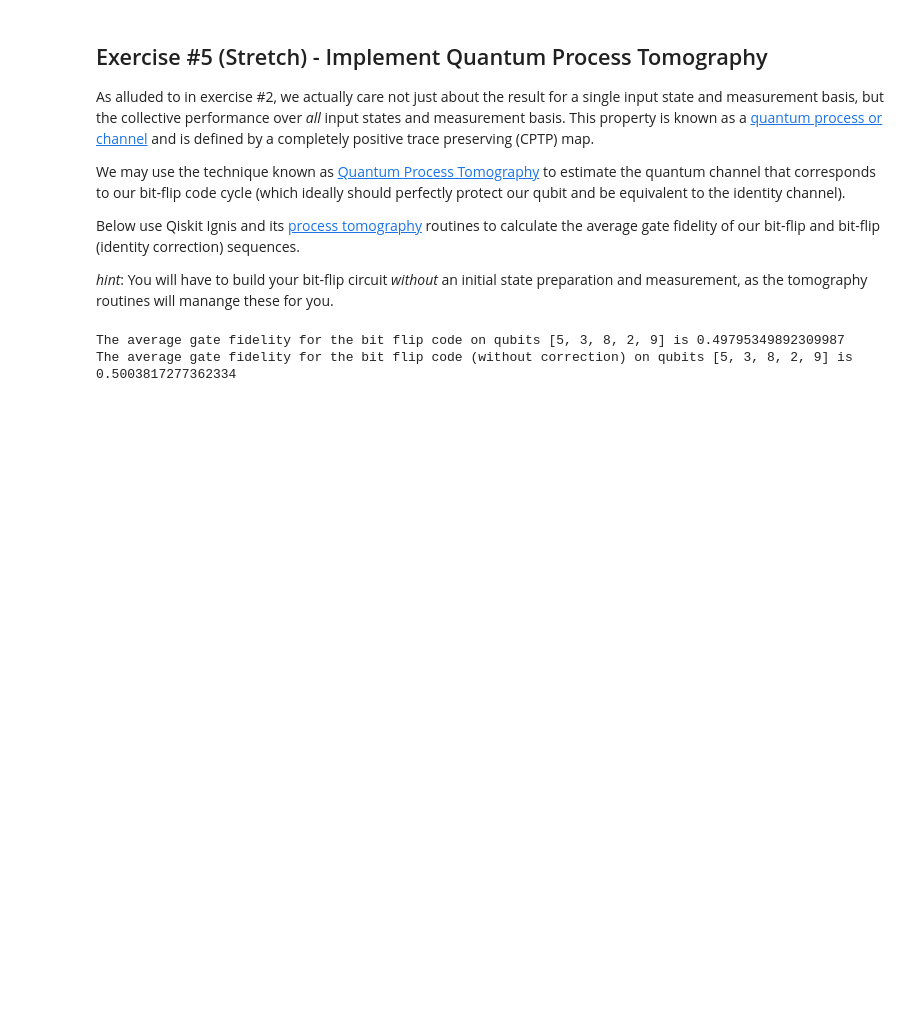
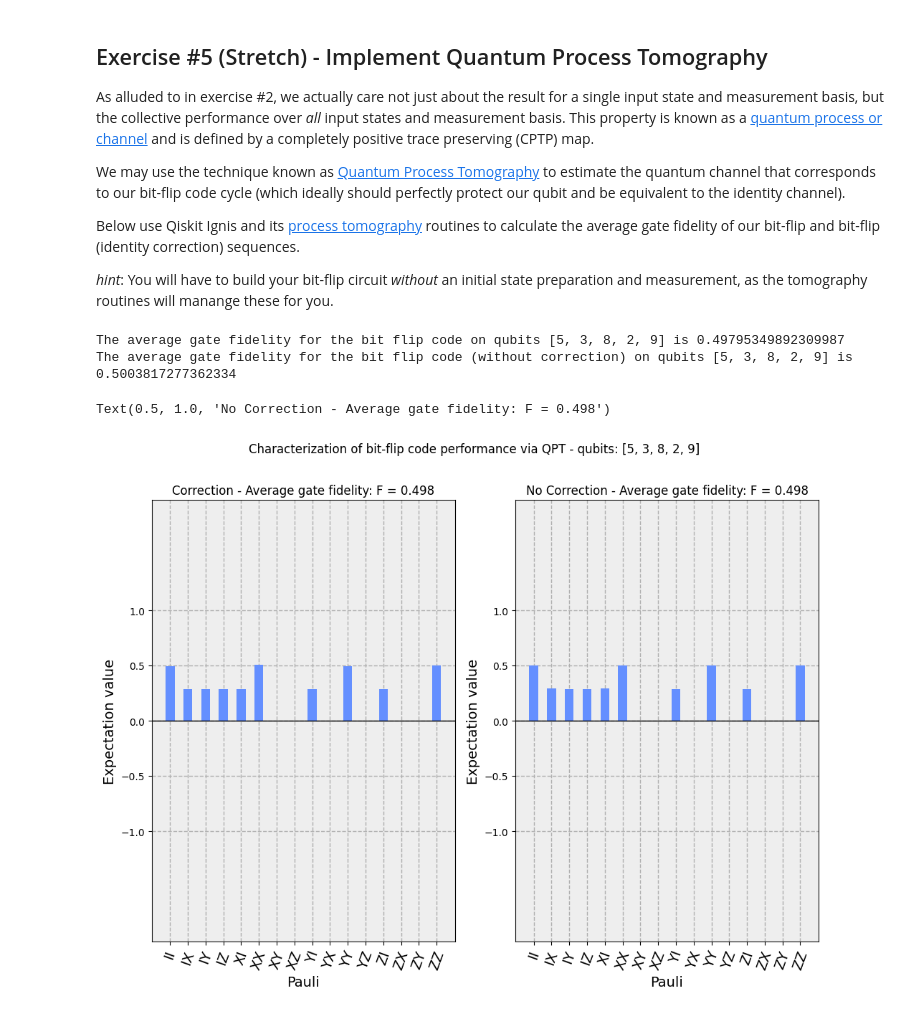
Before and after one commit to taalexander/IEEE-Quantum-Week-2022, a Jupyter notebook: ieee-qec-tutorial-2022.ipynb, the cells around one changed output. Saved outputs shown, nothing was run; the diff lists cells and outputs as text; code cells hidden in the pictures; blank space fills up the shorter version.

```diff
--- a/ieee-qec-tutorial-2022.ipynb
+++ b/ieee-qec-tutorial-2022.ipynb
@@ -1235,0 +1245,7 @@ def build_idle_error_correction_sequence(
+# %%
+def build_idle_error_channel(time_in_seconds, qreg):
+    idle_cycles = convert_cycles(time_in_seconds, backend)
+    qc_idle = build_qc()
+    qc_idle.delay(idle_cycles, qreg, "dt")
+    qc_idle.barrier()
+    return qc_idle
@@ -1620,8 +1608,6 @@ Below use Qiskit Ignis and its [process tomography](https://qiskit.org/documenta
 # Create circuits without state preparation and measurement
 # as these will be applied by QPT.
 
-
-num_rounds = 2
 
 # Idle for a us
 idle_period = 5e-6
@@ -1718,10 +1704,12 @@ def process_qpt_sweep(sweep_result: Result, sweep_circuits: List[QuantumCircuit]
 fitter_qpt_corr_bit = process_qpt_sweep(result_qpt_corr_bit, qpt_corr_bit, 1)[0]
 fitter_qpt_no_corr_bit = process_qpt_sweep(result_qpt_no_corr_bit, qpt_no_corr_bit, 1)[0]
 # %%
+def calculate_chi_matrix(fitter):
+    choi_fit_lstsq = fitter.fit(method='lstsq')
+    return qi.Chi(choi_fit_lstsq)
+
 def calculate_fidelity(fitter):
-    choi_fit_lstsq = fitter.fit(method='lstsq')
-    qpt_chi = qi.Chi(choi_fit_lstsq)
-    return qi.average_gate_fidelity(choi_fit_lstsq, target=qi.Pauli("I"))
+    return qi.average_gate_fidelity(calculate_chi_matrix(fitter), target=qi.Pauli("I"))
 
 
 fidelity_qpt_corr_bit = calculate_fidelity(fitter_qpt_corr_bit)
@@ -1732,6 +1720,57 @@ print(f"The average gate fidelity for the bit flip code (without correction) on
 # %% [output]
 The average gate fidelity for the bit flip code on qubits [5, 3, 8, 2, 9] is 0.49795349892309987
 The average gate fidelity for the bit flip code (without correction) on qubits [5, 3, 8, 2, 9] is 0.5003817277362334
+# %%
+figsize = (12, 8)
+fig, [ax_corr, ax_no_corr] = plt.subplots(1, 2, figsize=figsize)
+
+
+bit_corr_data = (calculate_chi_matrix(fitter_qpt_corr_bit).data).flatten()
+bit_no_corr_data = (calculate_chi_matrix(fitter_qpt_no_corr_bit).data).flatten()
+labels = qiskit.quantum_info.pauli_basis(2).to_labels()
+
+
+color = "#648fff"
+
+corr_ind = np.arange(len(bit_corr_data))  # the x locations for the groups
+no_corr_ind = np.arange(len(bit_no_corr_data))  # the x locations for the groups
+
+width = 0.5  # the width of the bars
+
+fig.suptitle(f"Characterization of bit-flip code performance via QPT - qubits: {initial_layout}")
+
+
+ax_corr.grid(zorder=0, linewidth=1, linestyle="--")
+ax_corr.bar(corr_ind, bit_corr_data, width, color=color, zorder=2)
+ax_corr.axhline(linewidth=1, color="k")
+# add some text for labels, title, and axes ticks
+ax_corr.set_ylabel("Expectation value", fontsize=14)
+ax_corr.set_xticks(corr_ind)
+ax_corr.set_yticks([-1, -0.5, 0, 0.5, 1])
+ax_corr.set_xticklabels(labels, fontsize=14, rotation=70)
+ax_corr.set_xlabel("Pauli", fontsize=14)
+ax_corr.set_ylim([-2, 2])
+ax_corr.set_facecolor("#eeeeee")
+ax_corr.set_xticklabels(labels, fontsize=14, rotation=70)
+ax_corr.set_title(f"Correction - Average gate fidelity: F = {fidelity_qpt_corr_bit:.3f}")
+
+
+ax_no_corr.grid(zorder=0, linewidth=1, linestyle="--")
+ax_no_corr.bar(corr_ind, bit_no_corr_data, width, color=color, zorder=2)
+ax_no_corr.axhline(linewidth=1, color="k")
+# add some text for labels, title, and axes ticks
+ax_no_corr.set_ylabel("Expectation value", fontsize=14)
+ax_no_corr.set_xticks(no_corr_ind)
+ax_no_corr.set_yticks([-1, -0.5, 0, 0.5, 1])
+ax_no_corr.set_xticklabels(labels, fontsize=14, rotation=70)
+ax_no_corr.set_xlabel("Pauli", fontsize=14)
+ax_no_corr.set_ylim([-2, 2])
+ax_no_corr.set_facecolor("#eeeeee")
+ax_no_corr.set_xticklabels(labels, fontsize=14, rotation=70)
+ax_no_corr.set_title(f"No Correction - Average gate fidelity: F = {fidelity_qpt_corr_bit:.3f}")
+# %% [output]
+Text(0.5, 1.0, 'No Correction - Average gate fidelity: F = 0.498')
+[figure, added]
 # %%
 import qiskit.tools.jupyter
 %qiskit_version_table
```
Also changed, not shown: parts of 16 cells of this notebook.
